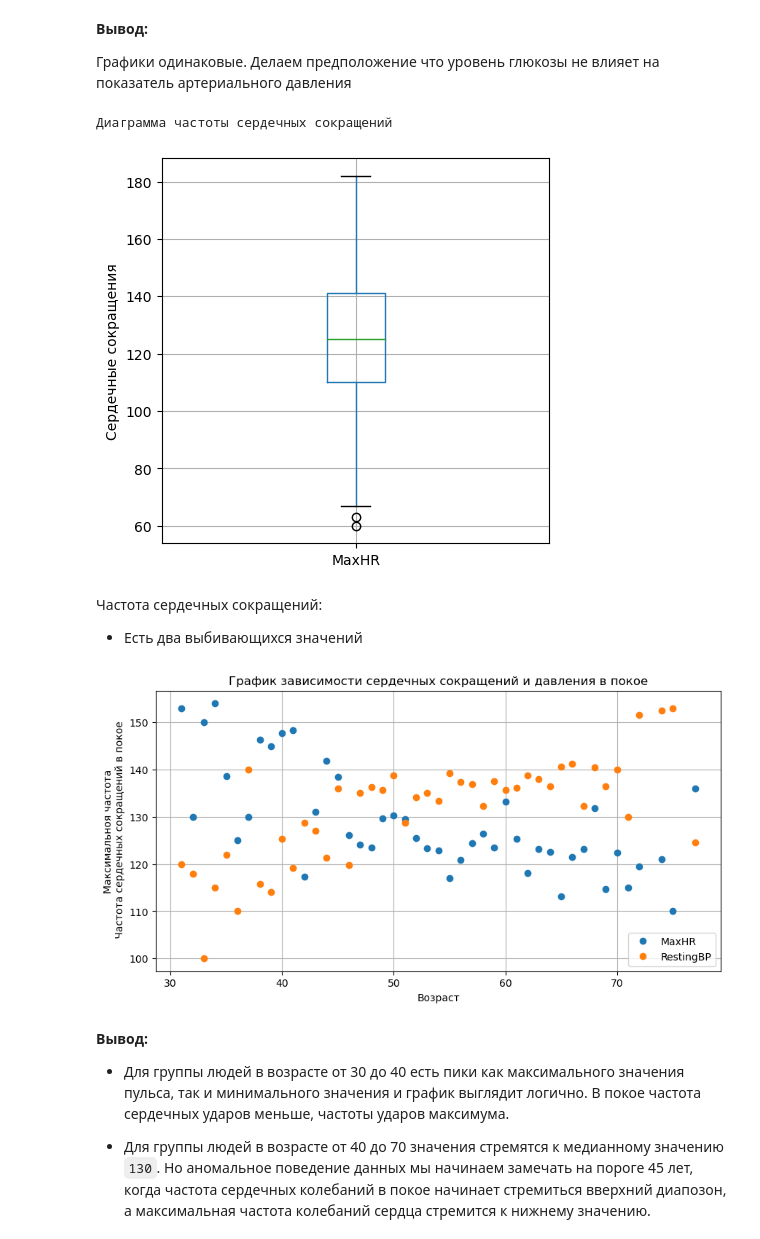
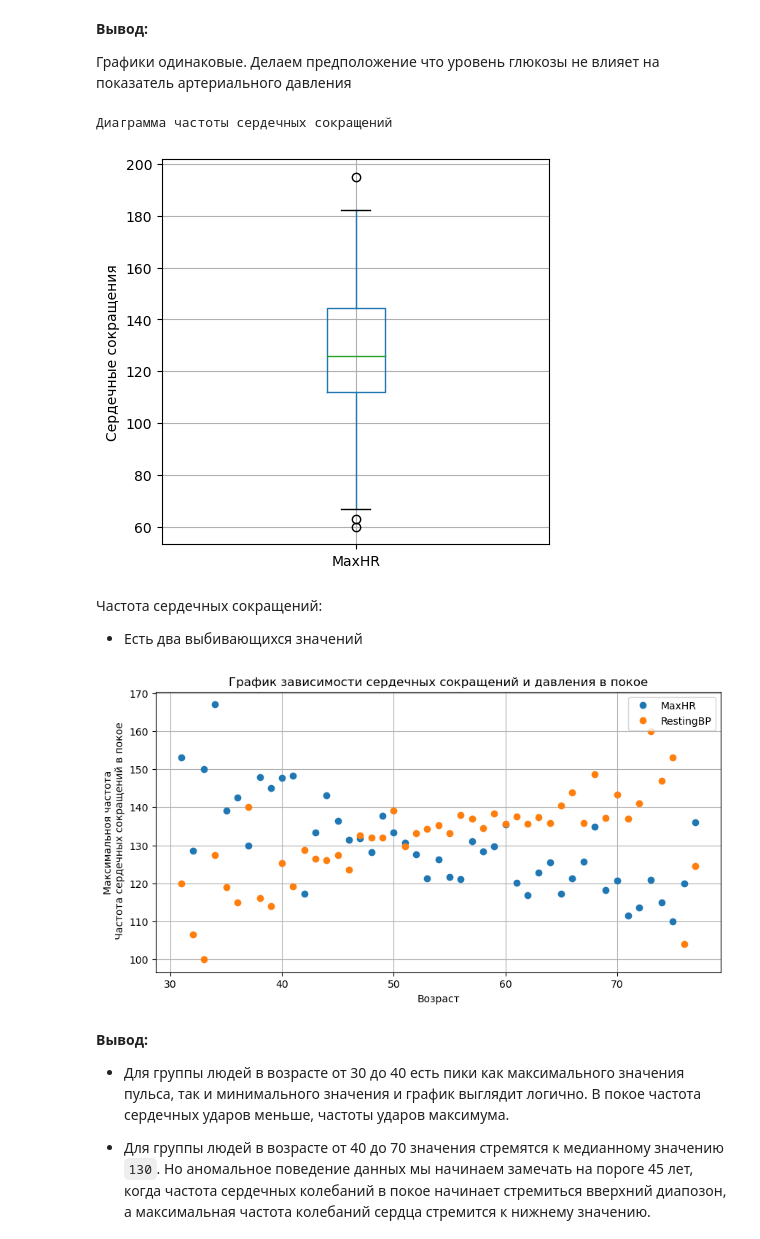
Before and after one commit to DzhafarovSergey/heart_disease_research, a Jupyter notebook: Heart disease research.ipynb, the cells around one changed output. Cells and saved outputs as stored; diff of their text form; code cells hidden in the pictures.

```diff
--- a/Heart disease research.ipynb
+++ b/Heart disease research.ipynb
@@ -337,26 +337,26 @@ plt.show()
 Графики одинаковые. Делаем предположение что уровень глюкозы не влияет на показатель артериального давления
 # %%
 print('Диаграмма частоты сердечных сокращений')
-heart_disease_true_asy.boxplot(column=['MaxHR'], figsize=(5,5), grid=True)
+heart_disease_true.boxplot(column=['MaxHR'], figsize=(5,5), grid=True)
 plt.ylabel('Сердечные сокращения')
 plt.show()
 # %% [output]
 Диаграмма частоты сердечных сокращений
-[figure, old version]
+[figure, new version]
 # %% [markdown]
 Частота сердечных сокращений:
 - Есть два выбивающихся значений
 # %%
-(heart_disease_true_asy
+(heart_disease_true
 
      .pivot_table(index='Age', values=['RestingBP', 'MaxHR'])
      .plot(style='o',grid=True, figsize=(10, 5), title='График зависимости сердечных сокращений и давления в покое')
 )
 plt.xlabel('Возраст')
 plt.ylabel('Максимальноя частота\n Частота сердечных сокращений в покое')
 plt.show()
 # %% [output]
-[figure, old version]
+[figure, new version]
 # %% [markdown]
 **Вывод:**
 
```
Also changed, not shown: parts of 16 cells of this notebook.
